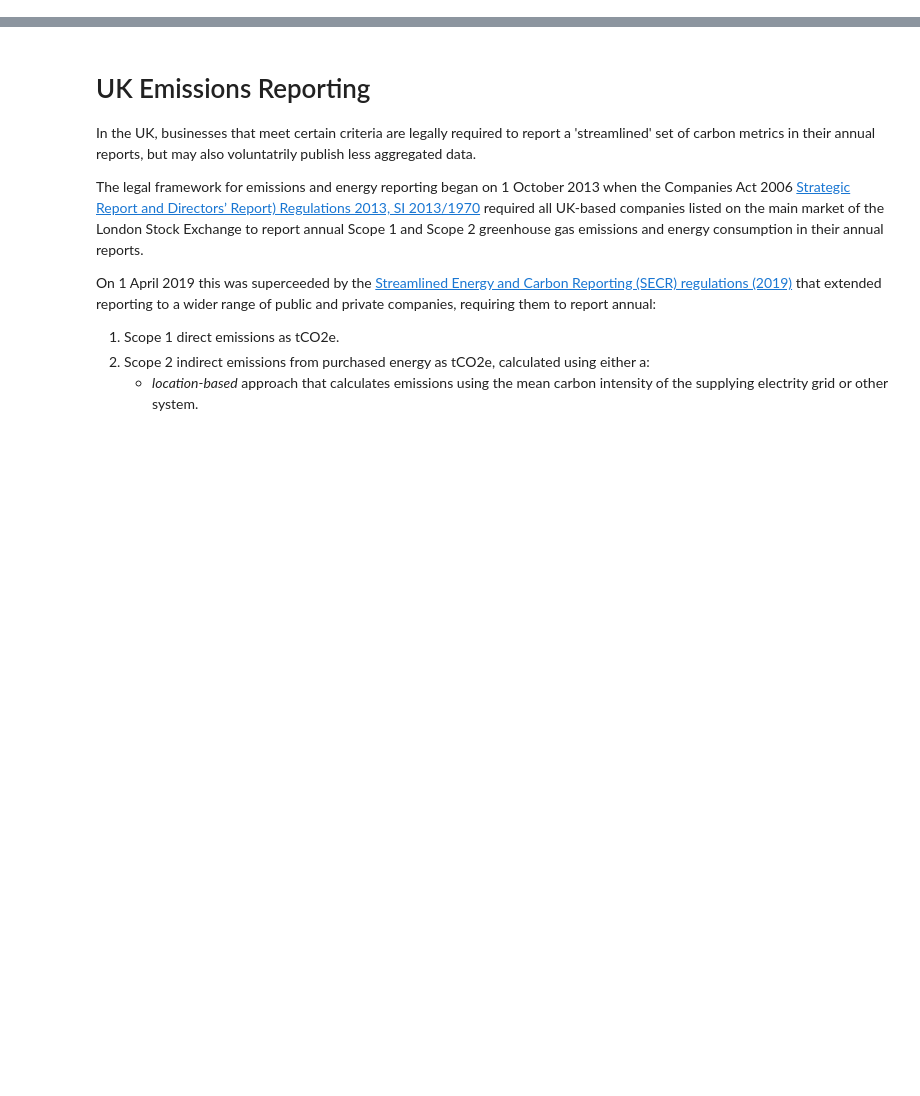
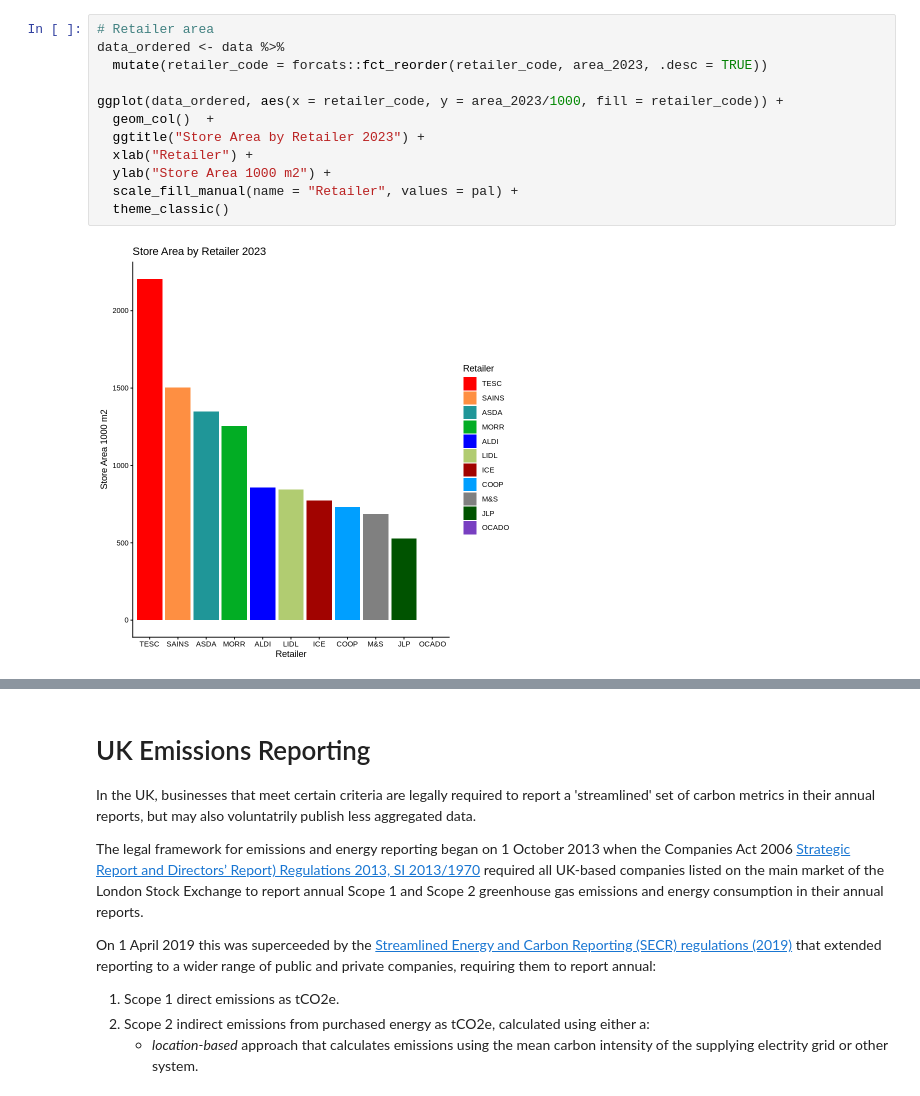
Before and after one commit to davidmkidd/UK-Supermarket-Carbon-Emissions, a Jupyter notebook: UKSmktComp_UK_Supermarket_Retailer.ipynb, the cells around one changed output, grey strips where cells are left out. Cells and saved outputs as stored; diff of their text form; blank space fills up the shorter version.

```diff
--- a/UKSmktComp_UK_Supermarket_Retailer.ipynb
+++ b/UKSmktComp_UK_Supermarket_Retailer.ipynb
@@ -2,0 +162,14 @@
+# %%
+# Retailer area
+data_ordered <- data %>%
+  mutate(retailer_code = forcats::fct_reorder(retailer_code, area_2023, .desc = TRUE))
+
+ggplot(data_ordered, aes(x = retailer_code, y = area_2023/1000, fill = retailer_code)) +
+  geom_col()  +
+  ggtitle("Store Area by Retailer 2023") +
+  xlab("Retailer") +
+  ylab("Store Area 1000 m2") +
+  scale_fill_manual(name = "Retailer", values = pal) +
+  theme_classic()
+# %% [output]
+[figure, added]
```
Also changed, not shown: parts of 37 cells of this notebook.
